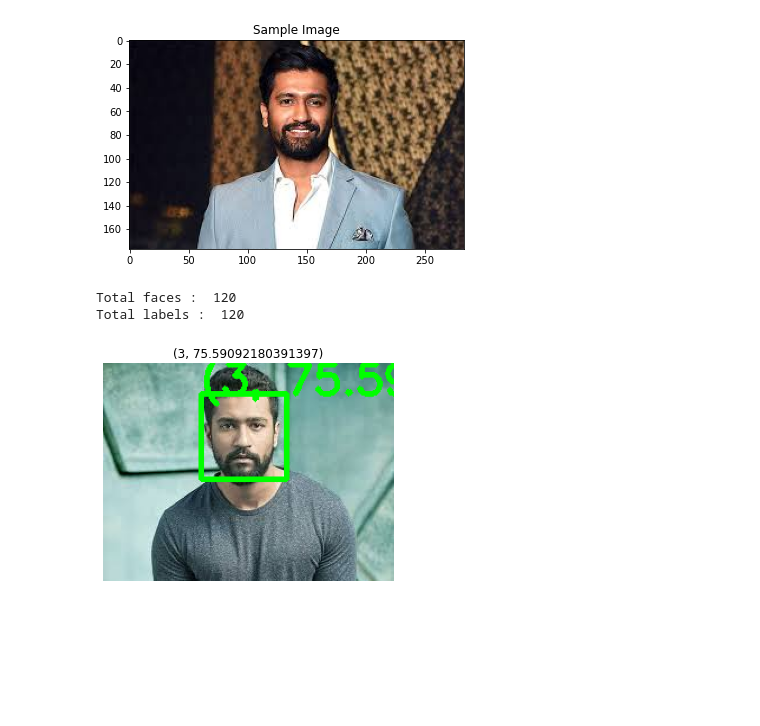
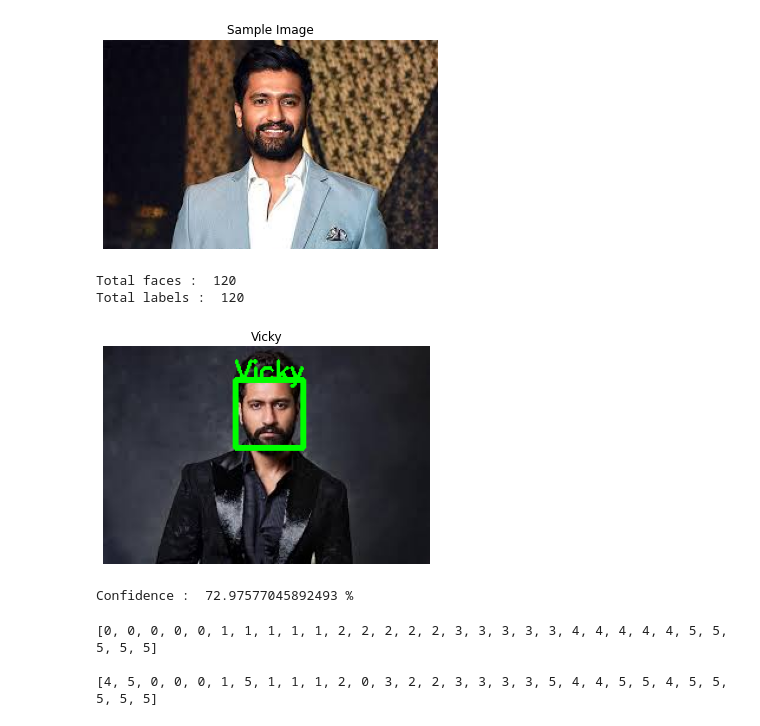
Before and after one commit to aditipraveen/Face-Recognition, a Jupyter notebook: Face Recognition.ipynb, the cells around one changed output. Saved outputs shown, nothing was run; the diff lists cells and outputs as text; code cells hidden in the pictures; blank space fills up the shorter version.

Commit message:
Updates - CNN, Plots of performance

```diff
--- a/Face Recognition.ipynb
+++ b/Face Recognition.ipynb
@@ -20,9 +21,10 @@ img = cv2.cvtColor(img, cv2.COLOR_BGR2RGB)
 #Display image
 plt.imshow(img)
 plt.title("Sample Image")
+plt.axis("off")
 plt.show()
 # %% [output]
-[figure, old version]
+[figure, new version]
 # %%
 # Define the path of HaarCascade pretrained model
 detector_path = "C:/Users/Hp/GITHUB/Face-Recognition/haarcascade_frontalface_default.xml"
@@ -121,7 +123,8 @@ def draw_box(test_img, rect, label_text, x, y):
     cv2.rectangle(test_img, (x,y), (x+w, y+h), (0, 255, 0), 3)
 
     # Put predicted result (Label) as text above detected face
-    cv2.putText(test_img, label_text, (x, y), cv2.FONT_HERSHEY_SIMPLEX, 1.25, (0, 255, 0), 3)
+    name = str(tags[label_text[0]])
+    cv2.putText(test_img, name, (x, y), cv2.FONT_HERSHEY_SIMPLEX, 0.75 , (0, 255, 0), 2)
 # %%
 # List of all Names corresponding to labels
 tags = ['Camila', 'Zendaya', 'Deepika', 'Vicky', 'Robert', 'Taylor']
@@ -137,7 +140,7 @@ def predict(test_img):
 
     # Predict label
     label = model.predict(detected_face)
-    label_text = str(label) #tags[label[0]]
+    label_text = label #tags[label[0]]
 
     # Display predicted label on test image
     draw_box(test_img, rect, label_text, rect[0], rect[1]-10)
@@ -147,14 +153,16 @@ def predict(test_img):
 # %%
 # Give test_image
-test_img = cv2.imread("C:/Users/Hp/GITHUB/Face-Recognition/Test/3/21.jpeg")
+test_img = cv2.imread("C:/Users/Hp/GITHUB/Face-Recognition/Test/3/22.jpeg")
 # %%
 # Predict for test image
 pred_img, pred_label = predict(test_img)
 # %%
 # Display result
 plt.imshow(cv2.cvtColor(pred_img, cv2.COLOR_BGR2RGB))
-plt.title(pred_label)
+plt.title(tags[3] )
 plt.axis("off")
 plt.show()
+print("Confidence : ", pred_label[1], "%")
 # %% [output]
-[figure, old version]
+[figure, new version]
+Confidence :  72.97577045892493 %
@@ -160,0 +190,8 @@ plt.show()
+# %%
+print(actual)
+print()
+print(pred)
+# %% [output]
+[0, 0, 0, 0, 0, 1, 1, 1, 1, 1, 2, 2, 2, 2, 2, 3, 3, 3, 3, 3, 4, 4, 4, 4, 4, 5, 5, 5, 5, 5]
+
+[4, 5, 0, 0, 0, 1, 5, 1, 1, 1, 2, 0, 3, 2, 2, 3, 3, 3, 3, 5, 4, 4, 5, 5, 4, 5, 5, 5, 5, 5]
```
Also changed, not shown: parts of 10 cells of this notebook, 1 other file.
